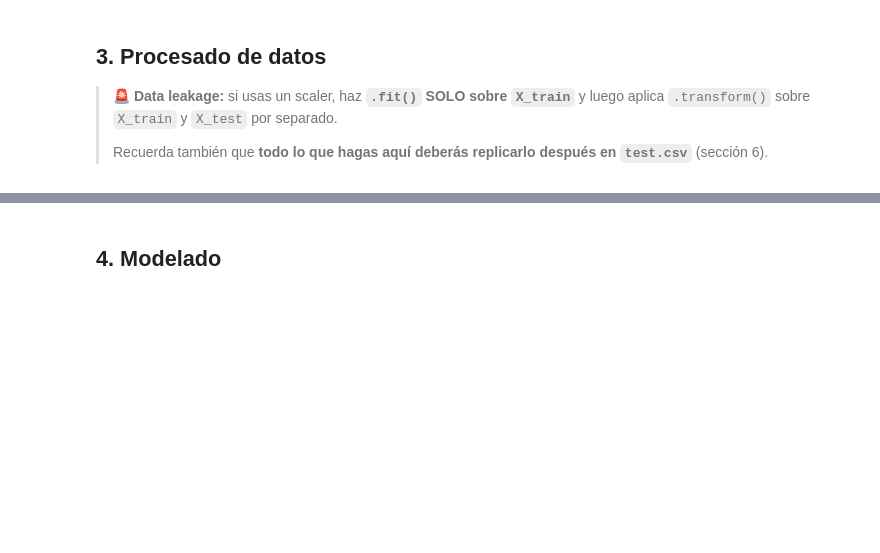
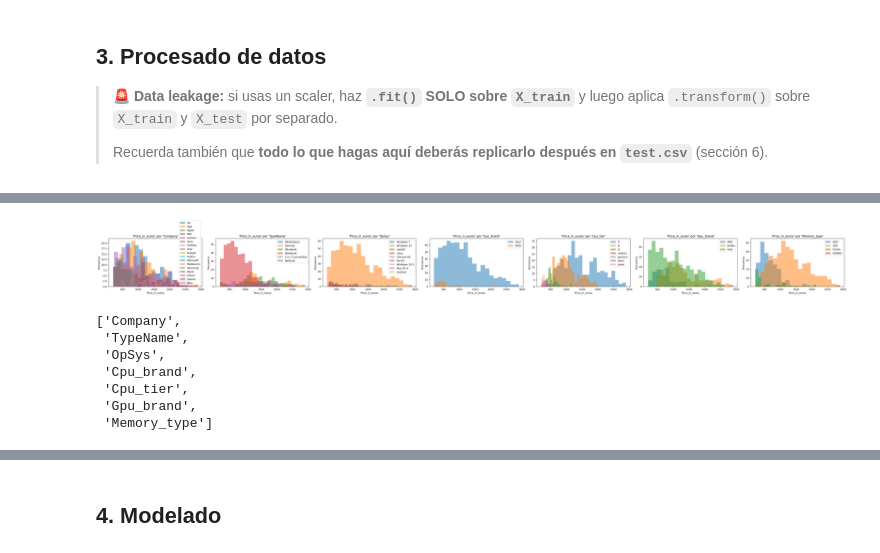
Before and after one commit to terelopdel-sketch/DS-Online-Teresa-Lopez, a Jupyter notebook: Team_Challenges/TC_04_Sprint_12_Kaggle/TC-Kaggle_submission.ipynb, the cells around one changed output, grey strips where cells are left out. Cells and saved outputs as stored; diff of their text form; code cells hidden in the pictures; blank space fills up the shorter version.

```diff
--- a/Team_Challenges/TC_04_Sprint_12_Kaggle/TC-Kaggle_submission.ipynb
+++ b/Team_Challenges/TC_04_Sprint_12_Kaggle/TC-Kaggle_submission.ipynb
@@ -103,0 +204,4 @@ X_train, X_test, y_train, y_test = train_test_split(df.drop(columns=['target']),
+# %%
+# Relación categóricas vs target
+cat_cols = get_features_cat_regression(df_train, target_col='Price_in_euros', pvalue=0.05)
+cat_cols
@@ -103,0 +216,11 @@ X_train, X_test, y_train, y_test = train_test_split(df.drop(columns=['target']),
+# %%
+plot_features_cat_regression(df_train, target_col='Price_in_euros', columns=cat_cols)
+# %% [output]
+[figure, added]
+['Company',
+ 'TypeName',
+ 'OpSys',
+ 'Cpu_brand',
+ 'Cpu_tier',
+ 'Gpu_brand',
+ 'Memory_type']
```
Also changed, not shown: parts of 36 cells of this notebook.
